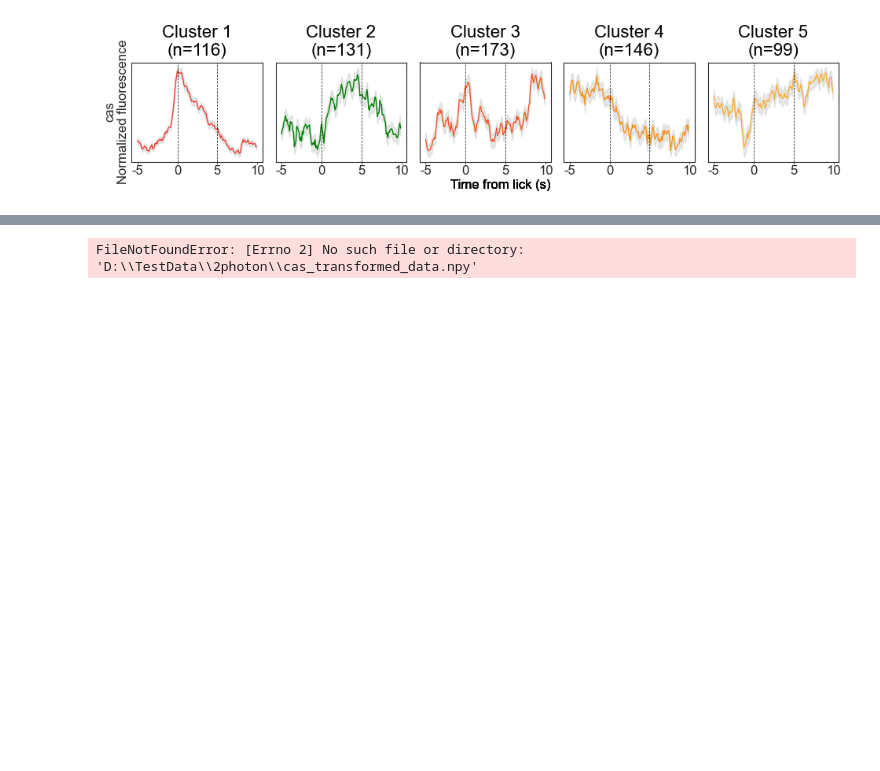
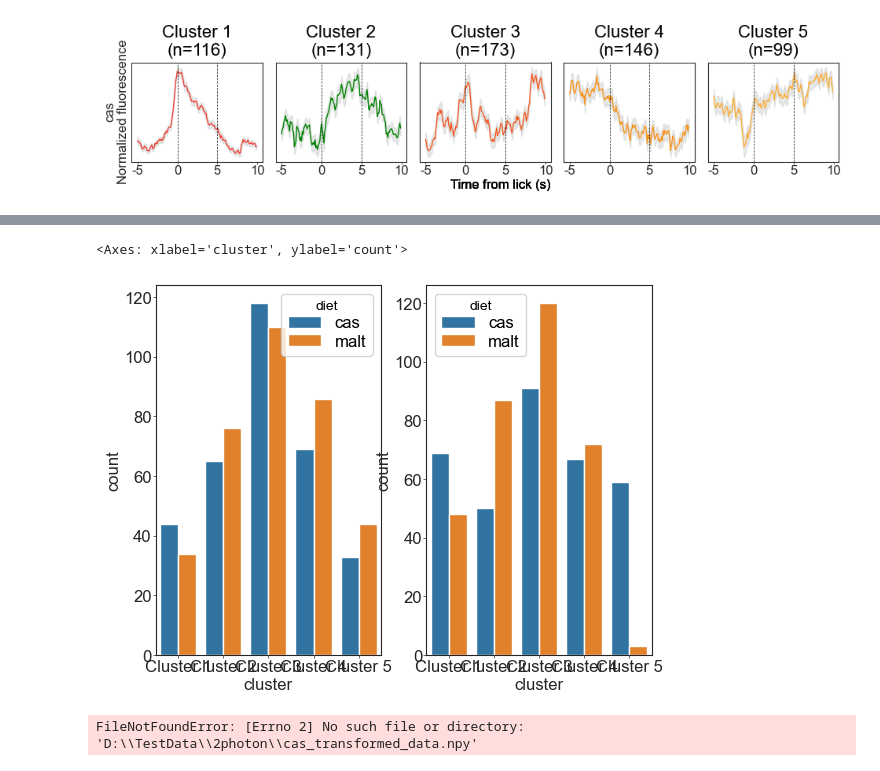
Before and after one commit to jetsetmette/VGP, a Jupyter notebook: notebooks/prep_for_spectral_cluster.ipynb, the cells around one changed output, grey strips where cells are left out. Saved outputs shown, nothing was run; the diff lists cells and outputs as text; code cells hidden in the pictures; blank space fills up the shorter version.

```diff
--- a/notebooks/prep_for_spectral_cluster.ipynb
+++ b/notebooks/prep_for_spectral_cluster.ipynb
@@ -714,3 +931,28 @@ Chi2ContingencyResult(statistic=36.214861959311946, pvalue=2.61363503793125e-07,
+# %%
+# making the figure with seaborn
+
+data_nr = pd.DataFrame({
+    'cluster': [f'Cluster {i+1}' for i in range(5)],
+    'cas': np.bincount(cas_nr),
+    'malt': np.bincount(malt_nr)
+})
+
+data_pr = pd.DataFrame({
+    'cluster': [f'Cluster {i+1}' for i in range(5)],
+    'cas': np.bincount(cas_pr),
+    'malt': np.bincount(malt_pr)
+})
+
+data_nr_melted = pd.melt(data_nr, id_vars=['cluster'], var_name='diet', value_name='ncells')
+data_pr_melted = pd.melt(data_pr, id_vars=['cluster'], var_name='diet', value_name='ncells')
+
+f, ax = plt.subplots(ncols=2)
+
+sns.barplot(x="cluster", y="count", hue="diet", data=data_nr_melted, ax=ax[0])
+sns.barplot(x="cluster", y="count", hue="diet", data=data_pr_melted, ax=ax[1])
+# %% [output]
+<Axes: xlabel='cluster', ylabel='count'>
+[figure, added]
 # %%
 
 
```
Also changed, not shown: parts of 18 cells of this notebook.
